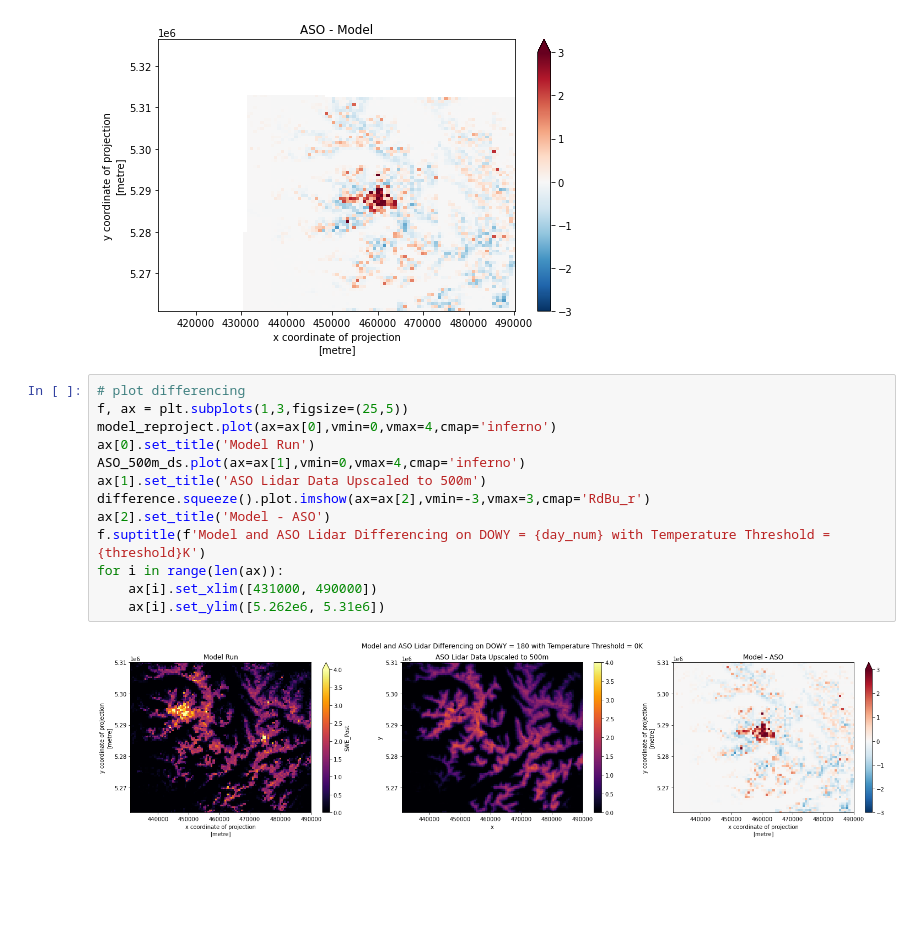
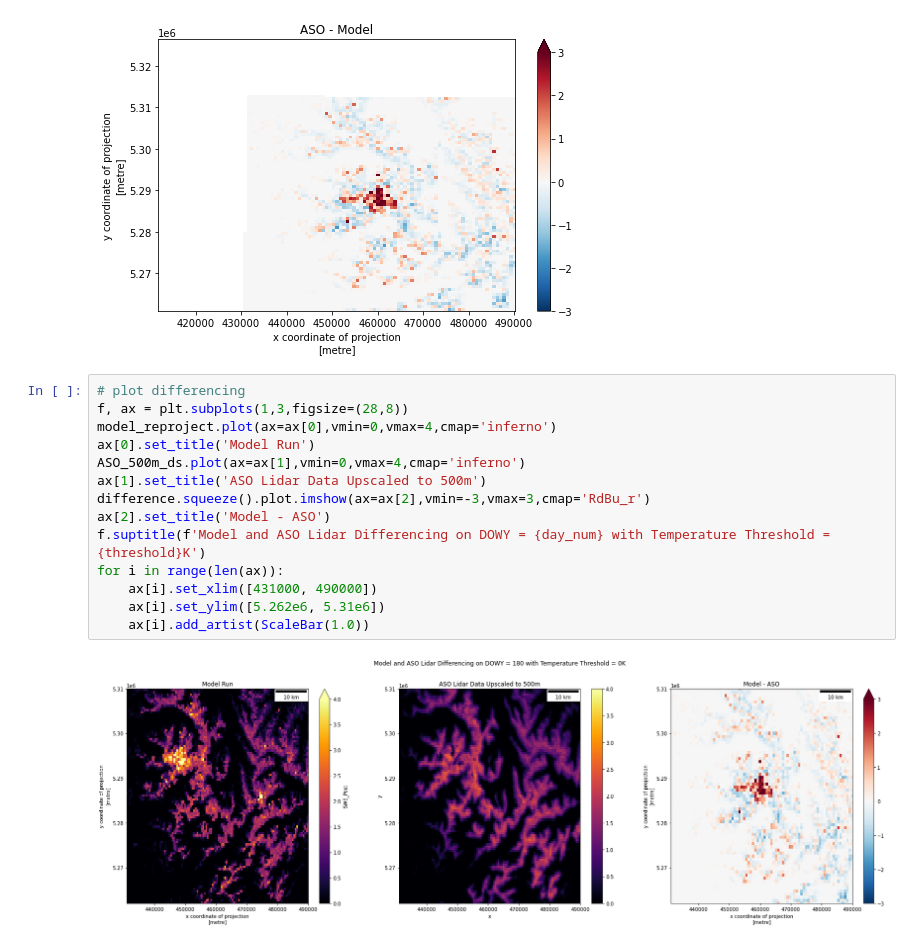
Before and after one commit to bessoh2/SnowHydro, a Jupyter notebook: comparison_and_difference.ipynb, the cells around one changed output. Drawn from its saved outputs; the diff is of its cells as text; blank space fills up the shorter version.

Commit message:
add scalebar to final plot

```diff
--- a/comparison_and_difference.ipynb
+++ b/comparison_and_difference.ipynb
@@ -82,16 +83,17 @@ Text(0.5, 1.0, 'ASO - Model')
 [figure]
 # %%
 # plot differencing
-f, ax = plt.subplots(1,3,figsize=(25,5))
+f, ax = plt.subplots(1,3,figsize=(28,8))
 model_reproject.plot(ax=ax[0],vmin=0,vmax=4,cmap='inferno')
 ax[0].set_title('Model Run')
 ASO_500m_ds.plot(ax=ax[1],vmin=0,vmax=4,cmap='inferno')
 ax[1].set_title('ASO Lidar Data Upscaled to 500m')
 difference.squeeze().plot.imshow(ax=ax[2],vmin=-3,vmax=3,cmap='RdBu_r')
 ax[2].set_title('Model - ASO')
 f.suptitle(f'Model and ASO Lidar Differencing on DOWY = {day_num} with Temperature Threshold = {threshold}K')
 for i in range(len(ax)):
     ax[i].set_xlim([431000, 490000])
     ax[i].set_ylim([5.262e6, 5.31e6])
+    ax[i].add_artist(ScaleBar(1.0))
 # %% [output]
-[figure, old version]
+[figure, new version]
```
Also changed, not shown: parts of 1 cell of this notebook.
